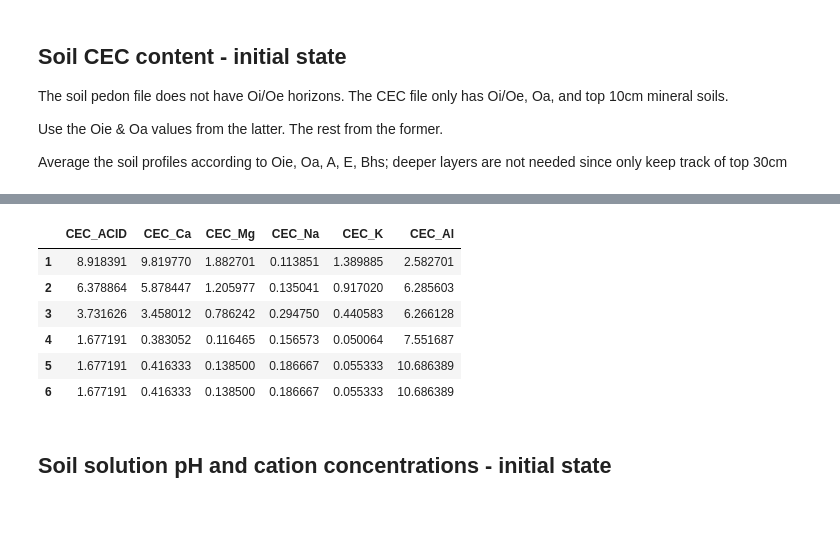
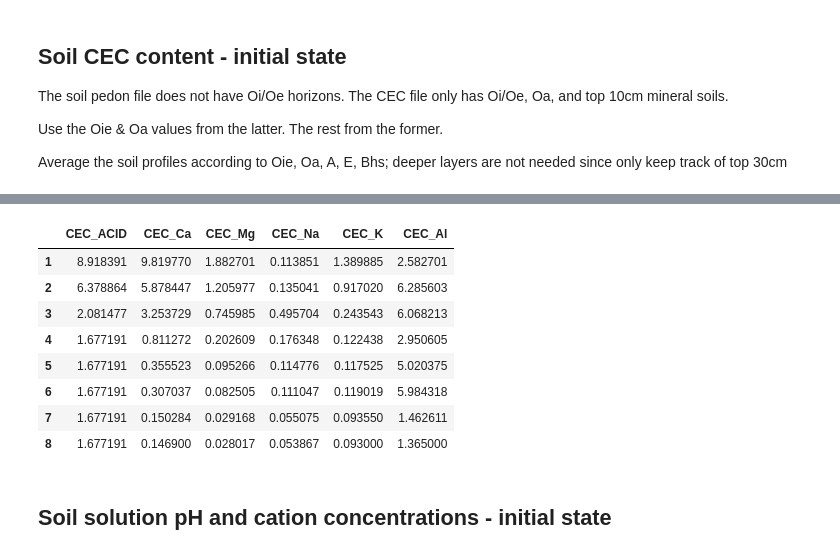
Before and after one commit to ypwong22/erw_scripts, a Jupyter notebook: create_surfdata_HubbardBrook.ipynb, the cells around one changed output, grey strips where cells are left out. Drawn from its saved outputs; the diff is of its cells as text; code cells hidden in the pictures; blank space fills up the shorter version.

```diff
--- a/create_surfdata_HubbardBrook.ipynb
+++ b/create_surfdata_HubbardBrook.ipynb
@@ -87,26 +116,25 @@ combined
-# %%
-# Convert from soil horizon to ELM soil layers
-# Assume Oi = Oe
-elm_cec = pd.DataFrame(np.nan, index = range(1, 7), columns = combined.columns)
-elm_cec.loc[1, :] = combined.loc['Oie', :].values
-elm_cec.loc[2, :] = (combined.loc['Oie', :].values * 0.0075 + \
-    combined.loc['Oa', :].values * 0.0201) / 0.0276
-elm_cec.loc[3, :] = (combined.loc['Oa', :].values * 0.0249 + \
-    combined.loc['A', :].values * 0.015 + \
-    combined.loc['E', :].values * 0.0056) / 0.0455
-elm_cec.loc[4, :] = (combined.loc['E', :].values * 0.0294 + \
-    combined.loc['Bhs', :].values * 0.0455) / 0.0749
-elm_cec.loc[5, :] = combined.loc['Bhs', :].values
-elm_cec.loc[6, :] = combined.loc['Bhs', :].values
-elm_cec
-# %% [output]
-|  | CEC_ACID | CEC_Ca | CEC_Mg | CEC_Na | CEC_K | CEC_Al |
-| 1 | 8.918391 | 9.819770 | 1.882701 | 0.113851 | 1.389885 | 2.582701 |
-| 2 | 6.378864 | 5.878447 | 1.205977 | 0.135041 | 0.917020 | 6.285603 |
-| 3 | 3.731626 | 3.458012 | 0.786242 | 0.294750 | 0.440583 | 6.266128 |
-| 4 | 1.677191 | 0.383052 | 0.116465 | 0.156573 | 0.050064 | 7.551687 |
-| 5 | 1.677191 | 0.416333 | 0.138500 | 0.186667 | 0.055333 | 10.686389 |
-| 6 | 1.677191 | 0.416333 | 0.138500 | 0.186667 | 0.055333 | 10.686389 |
+# %%
+# Convert from soil horizon to ELM soil layers
+# Assume Oi = Oe
+horizon_interfaces = np.array([0, 2.5, 5, 10, 20, 50, 100])
+elm_interfaces = np.array([0, 1.75, 4.51, 9.06, 16.55, 28.91, 49.29, 82.89, 138.28])
+horizon_nodes = np.diff(horizon_interfaces)
+elm_nodes = np.array([0.71, 2.79, 6.23, 11.89, 21.22, 36.61, 61.98, 100.38])
+
+result = vert_interp(elm_nodes, horizon_nodes, combined.values.T, False,
+                     elm_interfaces, horizon_interfaces)
+elm_cec = pd.DataFrame(result.T, index = range(1, 9), columns = combined.columns)
+elm_cec
+# %% [output]
+|  | CEC_ACID | CEC_Ca | CEC_Mg | CEC_Na | CEC_K | CEC_Al |
+| 1 | 8.918391 | 9.819770 | 1.882701 | 0.113851 | 1.389885 | 2.582701 |
+| 2 | 6.378864 | 5.878447 | 1.205977 | 0.135041 | 0.917020 | 6.285603 |
+| 3 | 2.081477 | 3.253729 | 0.745985 | 0.495704 | 0.243543 | 6.068213 |
+| 4 | 1.677191 | 0.811272 | 0.202609 | 0.176348 | 0.122438 | 2.950605 |
+| 5 | 1.677191 | 0.355523 | 0.095266 | 0.114776 | 0.117525 | 5.020375 |
+| 6 | 1.677191 | 0.307037 | 0.082505 | 0.111047 | 0.119019 | 5.984318 |
+| 7 | 1.677191 | 0.150284 | 0.029168 | 0.055075 | 0.093550 | 1.462611 |
+| 8 | 1.677191 | 0.146900 | 0.028017 | 0.053867 | 0.093000 | 1.365000 |
 # %% [markdown]
 ## Soil solution pH and cation concentrations - initial state
 # %%
```
Also changed, not shown: parts of 6 cells of this notebook, 8 other files.
